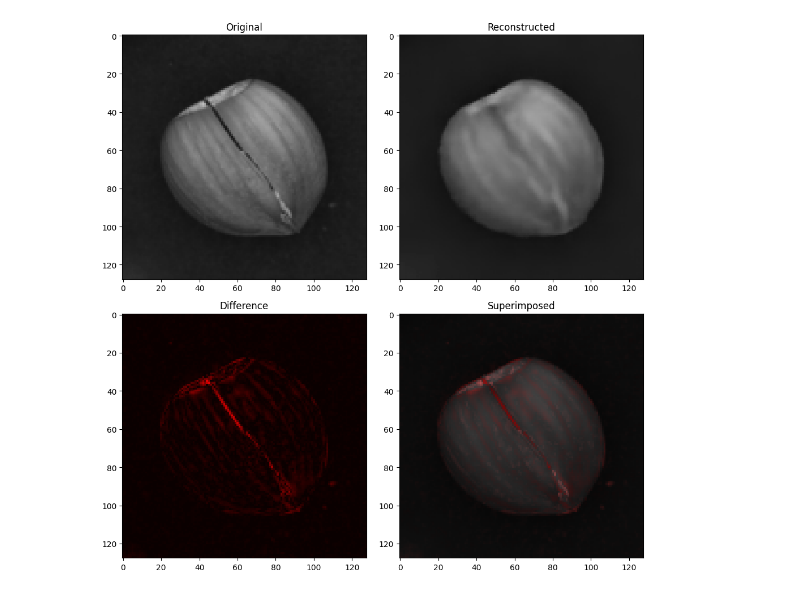
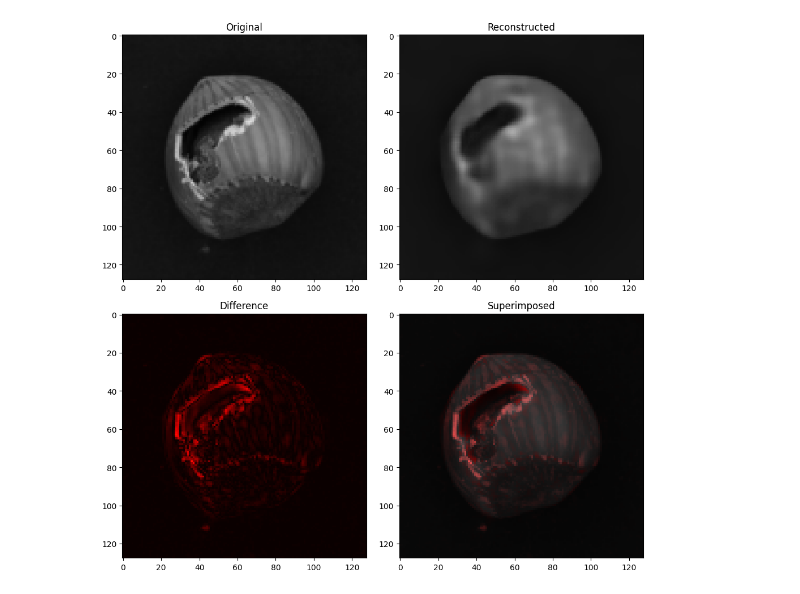
Before and after one commit to es-ude/anomaly-detection-demo, a Jupyter notebook: notebooks/mvtec/anomaly_detection.ipynb, the cells around one changed output. Cells and saved outputs as stored; diff of their text form; code cells hidden in the pictures.

```diff
--- a/notebooks/mvtec/anomaly_detection.ipynb
+++ b/notebooks/mvtec/anomaly_detection.ipynb
@@ -44,34 +44,34 @@ model = Autoencoder()
 load_model(model, SAVED_MODEL)
 _ = model.eval()
 # %%
-img_original, _ = cast(torch.Tensor, ds_test[50])
+img_original, _ = cast(torch.Tensor, ds_test[51])
 with torch.no_grad():
     img_reconstr = cast(torch.Tensor, model(img_original))
 
 img_diff = (img_original - img_reconstr).abs()
 
 fig, axs = plt.subplots(nrows=2, ncols=2, figsize=(10, 10), tight_layout=True)
 
 def plot_image(ax, img: torch.Tensor, title: str, cmap: Any, alpha=1) -> None:
     ax.imshow(img.movedim(0, -1), cmap=cmap, vmin=0, vmax=1, alpha=alpha)
     ax.set_title(title)
 
 def plot_combined(ax) -> None:
     original = (img_original.movedim(0, -1).numpy() * 255).astype(np.uint8)
     original = cv2.cvtColor(original, cv2.COLOR_GRAY2RGB)
     diff = (img_diff.movedim(0, -1).numpy() * 255).astype(np.uint8)
     diff = cv2.applyColorMap(diff, cv2.COLORMAP_HOT)
     diff = cv2.cvtColor(diff, cv2.COLOR_BGR2RGB)
     combined = cv2.addWeighted(original, 0.4, diff, 0.6, 0)
     ax.imshow(combined)
     ax.set_title("Superimposed")
 
 plot_image(axs[0, 0], img_original, title="Original", cmap="gray")
 plot_image(axs[0, 1], img_reconstr, title="Reconstructed", cmap="gray")
 plot_image(axs[1, 0], img_diff, title="Difference", cmap="hot")
 plot_combined(axs[1, 1])
 # %% [output]
-[figure, old version]
+[figure, new version]
 # %%
 data: dict[str, Any] = {"set": [], "idx": [], "loss": [], "label": []}
 
```
Also changed, not shown: parts of 4 cells of this notebook, 3 other files.
